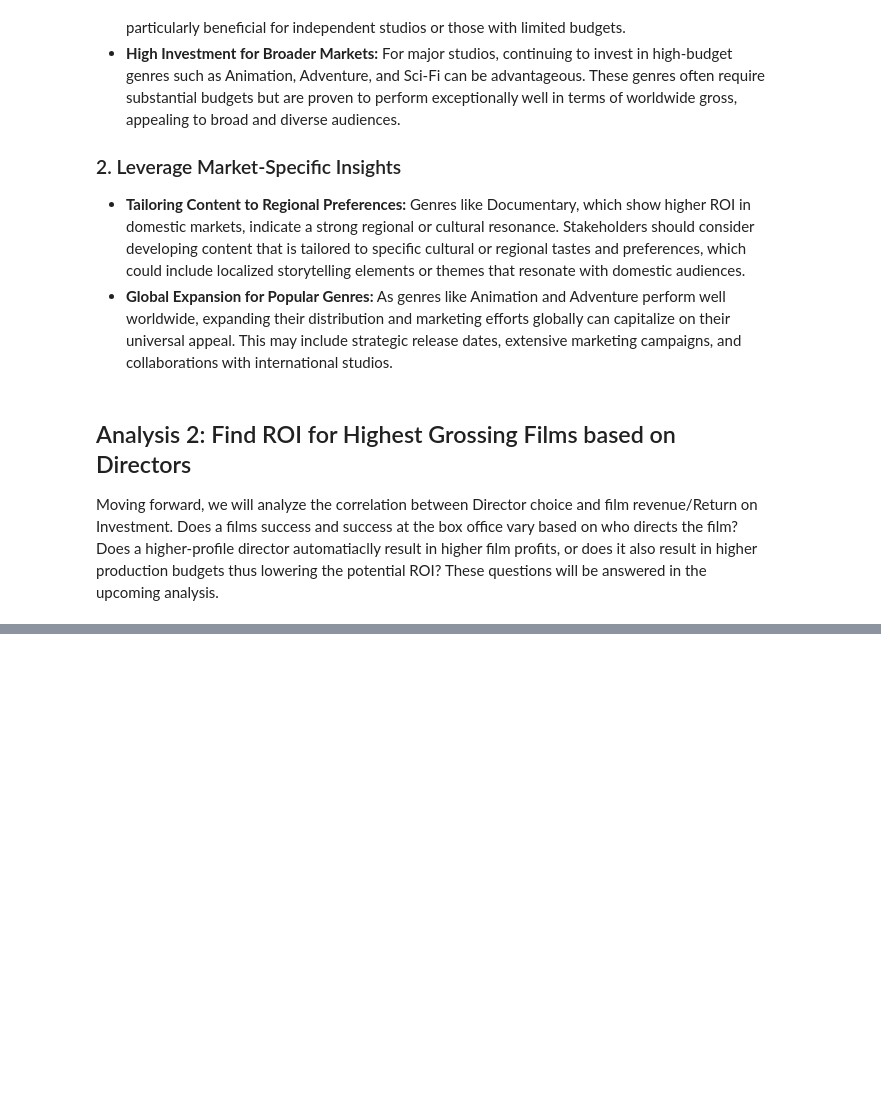
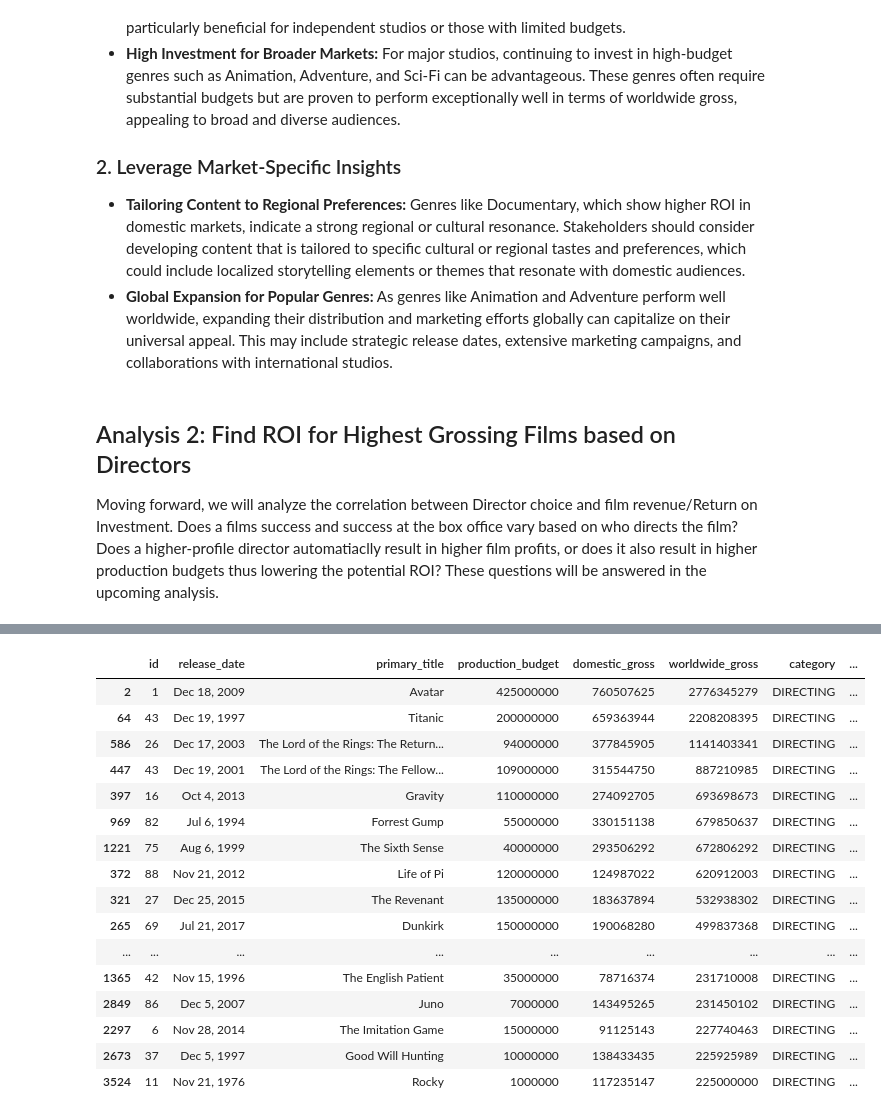
Before and after one commit to nealiyer88/dsc-phase-2-project, a Jupyter notebook: student.ipynb, the cells around one changed output, grey strips where cells are left out. Drawn from its saved outputs; the diff is of its cells as text; code cells hidden in the pictures; blank space fills up the shorter version.

Commit message:
Directors update

```diff
--- a/student.ipynb
+++ b/student.ipynb
@@ -206,7 +206,7 @@ The next step is to merge dataframes in order to see highest grossing and viewed
 # Rename 'title' to 'primary_title' in bom_movie_gross for consistency
 bom_movie_gross = bom_movie_gross.rename(columns={'title': 'primary_title'})
 
-tn_movie_budgets = tn_movie_budgets.rename(columns={'title': 'primary_title'})
+tn_movie_budgets = tn_movie_budgets.rename(columns={'movie': 'primary_title'})
 
 
 if 'primary_title' not in tn_movie_budgets.columns:
@@ -366,0 +383,39 @@ merj_df.head()
+# %%
+# Merge DataFrames on 'film' column from directors_df, corresponding to 'primary_title' in tn_movie_budgets
+merj_df = tn_movie_budgets.merge(
+    directors_df[['category', 'name', 'film', 'winner']],
+    left_on='primary_title',
+    right_on='film'
+)
+
+# Filter the rows where the category is 'DIRECTING'
+merj_df = merj_df[merj_df['category'] == 'DIRECTING']
+
+merj_df['production_budget'] = merj_df['production_budget'].replace('[\$,]', '', regex=True).astype('int64')
+merj_df['domestic_gross'] = merj_df['domestic_gross'].replace('[\$,]', '', regex=True).astype('int64')
+merj_df['worldwide_gross'] = merj_df['worldwide_gross'].replace('[\$,]', '', regex=True).astype('int64')
+
+
+# Sort the DataFrame by 'domestic_gross' in descending order
+sorted_merj = merj_df.sort_values(by='worldwide_gross', ascending=False)
+
+# Select the top 50 entries
+sorted_merj.head(50)
+# %% [output]
+|  | id | release_date | primary_title | production_budget | domestic_gross | worldwide_gross | category | ... |
+| 2 | 1 | Dec 18, 2009 | Avatar | 425000000 | 760507625 | 2776345279 | DIRECTING | ... |
+| 64 | 43 | Dec 19, 1997 | Titanic | 200000000 | 659363944 | 2208208395 | DIRECTING | ... |
+| 586 | 26 | Dec 17, 2003 | The Lord of the Rings: The Return... | 94000000 | 377845905 | 1141403341 | DIRECTING | ... |
+| 447 | 43 | Dec 19, 2001 | The Lord of the Rings: The Fellow... | 109000000 | 315544750 | 887210985 | DIRECTING | ... |
+| 397 | 16 | Oct 4, 2013 | Gravity | 110000000 | 274092705 | 693698673 | DIRECTING | ... |
+| 969 | 82 | Jul 6, 1994 | Forrest Gump | 55000000 | 330151138 | 679850637 | DIRECTING | ... |
+| 1221 | 75 | Aug 6, 1999 | The Sixth Sense | 40000000 | 293506292 | 672806292 | DIRECTING | ... |
+| 372 | 88 | Nov 21, 2012 | Life of Pi | 120000000 | 124987022 | 620912003 | DIRECTING | ... |
+| 321 | 27 | Dec 25, 2015 | The Revenant | 135000000 | 183637894 | 532938302 | DIRECTING | ... |
+| 265 | 69 | Jul 21, 2017 | Dunkirk | 150000000 | 190068280 | 499837368 | DIRECTING | ... |
+| ... | ... | ... | ... | ... | ... | ... | ... | ... |
+| 1365 | 42 | Nov 15, 1996 | The English Patient | 35000000 | 78716374 | 231710008 | DIRECTING | ... |
+| 2849 | 86 | Dec 5, 2007 | Juno | 7000000 | 143495265 | 231450102 | DIRECTING | ... |
+| 2297 | 6 | Nov 28, 2014 | The Imitation Game | 15000000 | 91125143 | 227740463 | DIRECTING | ... |
+| 2673 | 37 | Dec 5, 1997 | Good Will Hunting | 10000000 | 138433435 | 225925989 | DIRECTING | ... |
+| 3524 | 11 | Nov 21, 1976 | Rocky | 1000000 | 117235147 | 225000000 | DIRECTING | ... |
```
Also changed, not shown: parts of 4 cells of this notebook.
